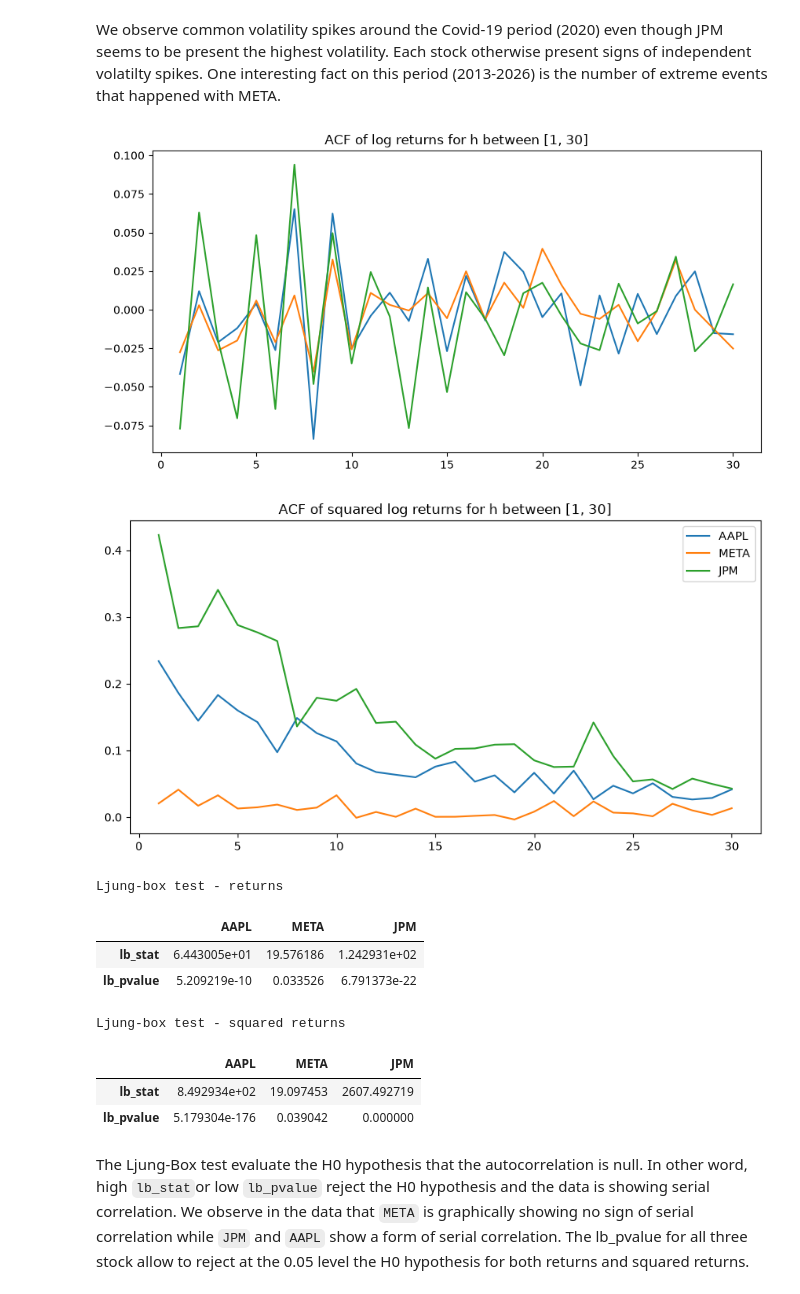
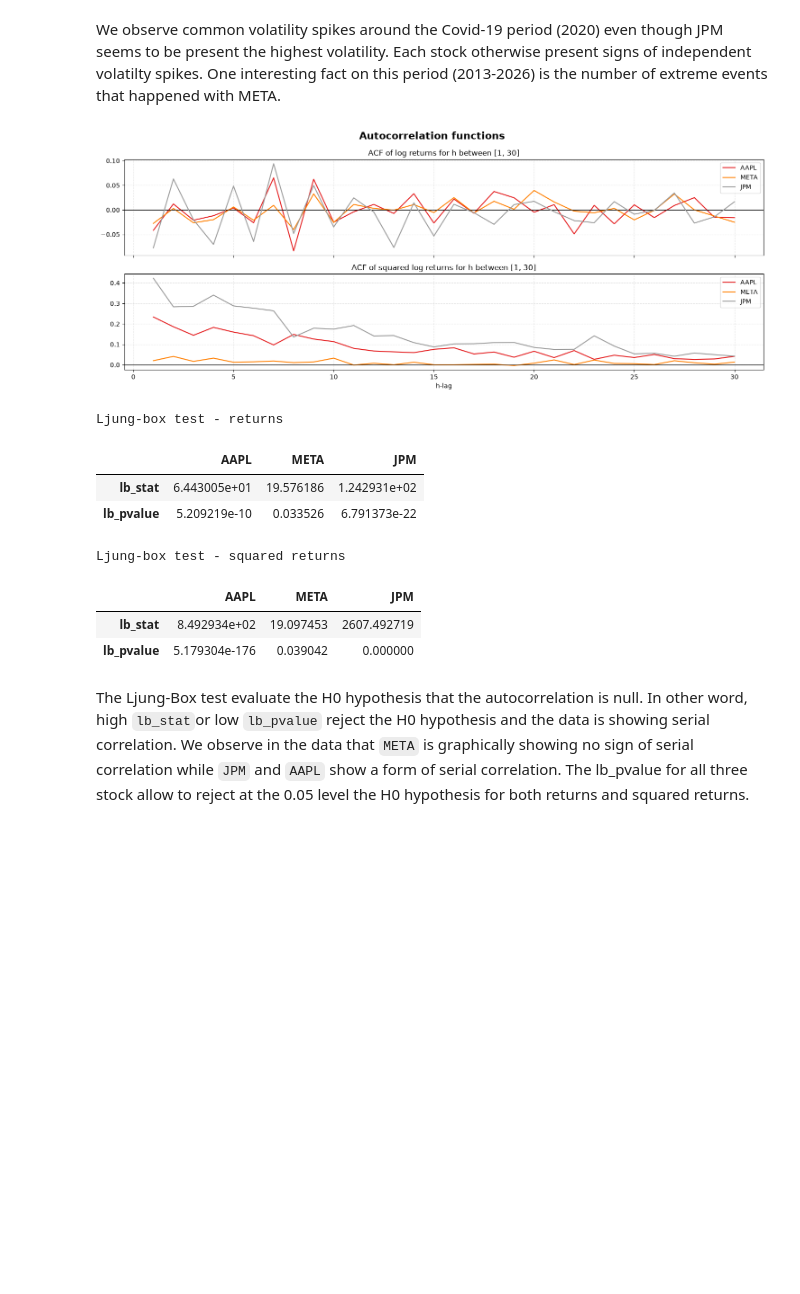
Before and after one commit to RomainFast121/quant-risk-project, a Jupyter notebook: Project_template.ipynb, the cells around one changed output. Saved outputs shown, nothing was run; the diff lists cells and outputs as text; code cells hidden in the pictures; blank space fills up the shorter version.

Commit message:
Improved graphical output readability in question 1

```diff
--- a/Project_template.ipynb
+++ b/Project_template.ipynb
@@ -143,48 +143,64 @@ for elem in returns:
     # acf_object.qstat
     # acf_object.acf
 
     acf_ret = acf(ret, qstat = True, nlags = 30, result_object = True)
     acf_ret_2 = acf(ret_2, qstat = True, nlags = 30, result_object = True)
 
     ACF[elem] = [acf_ret, acf_ret_2]
 
 # We now plot the acf values for log returns
-fig1, ax1 = plt.subplots(figsize=(10, 5))
-fig2, ax2 = plt.subplots(figsize=(10, 5))
-for name, value in ACF.items():
+fig, axes = plt.subplots(
+    2, 1,
+    sharex = True,
+    figsize = (15, 2 * 3)
+)
 
-    # Get Y data
-    val1 = value[0].acf
-    val2 = value[1].acf
+# Create color map
+cmap = plt.get_cmap('Set1')
+colors = [cmap(i) for i in np.linspace(0, 0.9, 3)]
 
+# Create suptitle
+plt.suptitle('Autocorrelation functions', fontsize=16, fontweight="bold")
+
+for index, (name, value) in enumerate(ACF.items()):
     # Get X data
     h = np.arange(1, 31, 1)
 
-    # plot
-    ax1.plot(h, val1[1:], label = name)
-    ax2.plot(h, val2[1:], label = name)
+    for i in range(2):
 
+        ax = axes[i]
 
+        ax.axhline(0, color="black", linewidth=0.8, alpha=0.7)
+        ax.grid(True, linestyle="--", alpha=0.35)
 
-ax1.set(
+        # Get Y data
+        val = value[i].acf
+
+        # plot
+        ax.plot(h, val[1:], label = name, color=colors[index])
+
+        ax.legend()
+
+axes[0].set(
     title = 'ACF of log returns for h between [1, 30]'
 )
-ax2.set(
-    title = 'ACF of squared log returns for h between [1, 30]'
+axes[1].set(
+    title = 'ACF of squared log returns for h between [1, 30]',
+    xlabel = 'h-lag'
 )
 
-plt.legend()
+plt.tight_layout()
 plt.show()
+
 
 # Display Ljung-Box test
 
 print('Ljung-box test - returns')
 display(pd.DataFrame(ljung, index=['lb_stat', 'lb_pvalue']))
 print('Ljung-box test - squared returns')
 display(pd.DataFrame(ljung_squared, index=['lb_stat', 'lb_pvalue']))
 # %% [output]
-[figure, old version]
+[figure, new version]
-[figure, removed]
 Ljung-box test - returns
 |  | AAPL | META | JPM |
 | lb_stat | 6.443005e+01 | 19.576186 | 1.242931e+02 |
```
